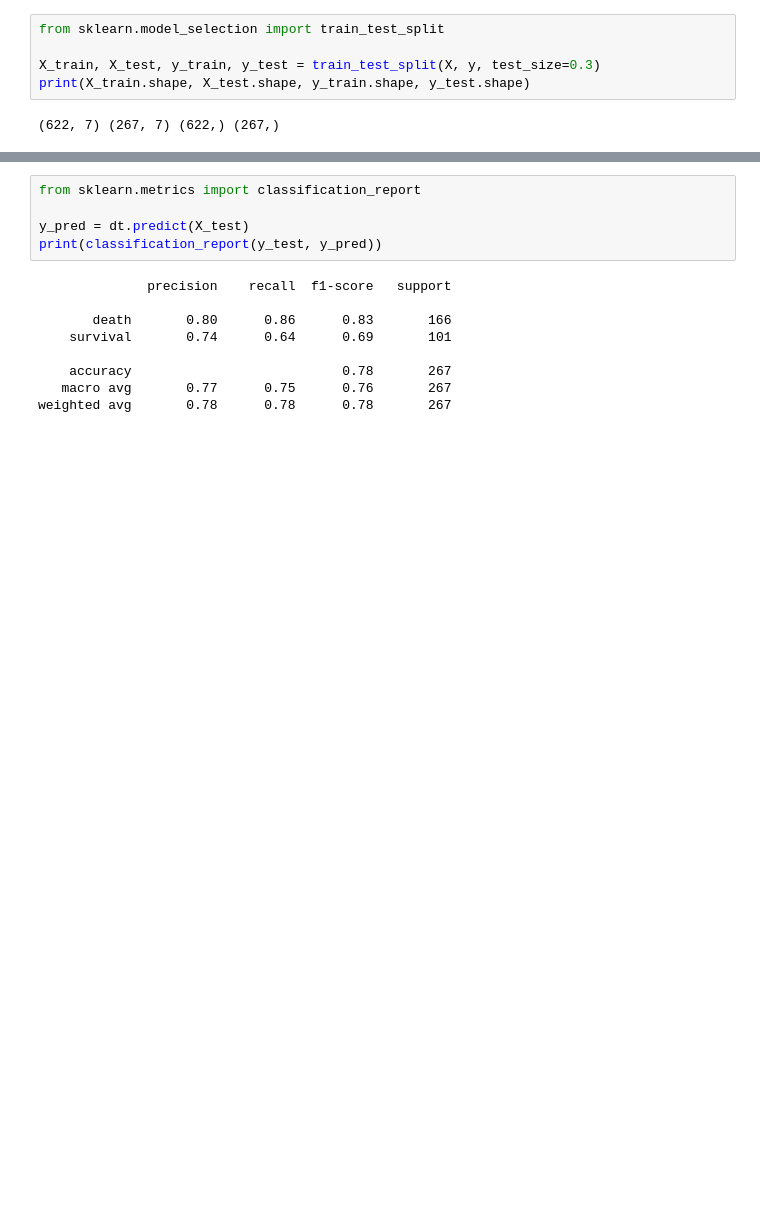
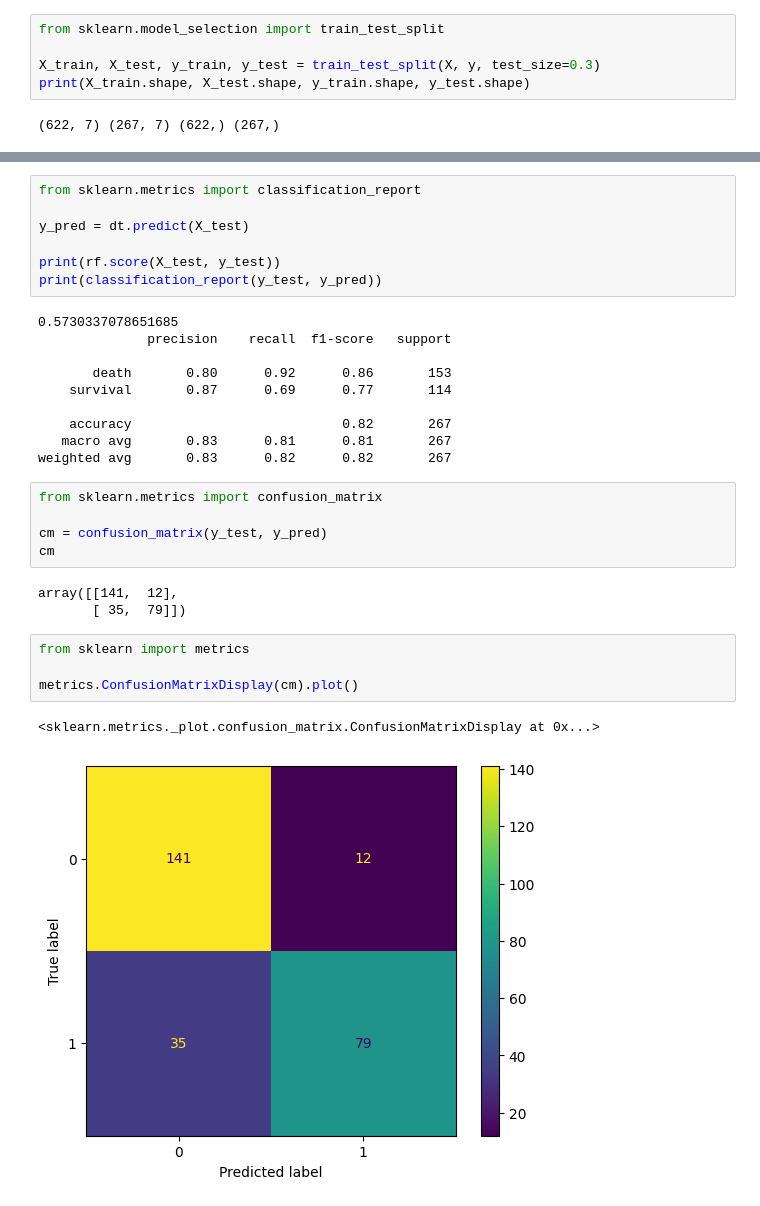
Before and after one commit to JangWoojun/Machine-Learning, a Jupyter notebook: 타이타닉_분류.ipynb, the cells around one changed output, grey strips where cells are left out. Cells and saved outputs as stored; diff of their text form; blank space fills up the shorter version.

```diff
--- a/타이타닉_분류.ipynb
+++ b/타이타닉_분류.ipynb
@@ -205,13 +289,31 @@ plt.show()
 from sklearn.metrics import classification_report
 
 y_pred = dt.predict(X_test)
+
+print(rf.score(X_test, y_test))
 print(classification_report(y_test, y_pred))
 # %% [output]
+0.5730337078651685
               precision    recall  f1-score   support
 
-       death       0.80      0.86      0.83       166
-    survival       0.74      0.64      0.69       101
+       death       0.80      0.92      0.86       153
+    survival       0.87      0.69      0.77       114
 
-    accuracy                           0.78       267
-   macro avg       0.77      0.75      0.76       267
-weighted avg       0.78      0.78      0.78       267
+    accuracy                           0.82       267
+   macro avg       0.83      0.81      0.81       267
+weighted avg       0.83      0.82      0.82       267
+# %%
+from sklearn.metrics import confusion_matrix
+
+cm = confusion_matrix(y_test, y_pred)
+cm
+# %% [output]
+array([[141,  12],
+       [ 35,  79]])
+# %%
+from sklearn import metrics
+
+metrics.ConfusionMatrixDisplay(cm).plot()
+# %% [output]
+<sklearn.metrics._plot.confusion_matrix.ConfusionMatrixDisplay at 0x...>
+[figure, added]
```
Also changed, not shown: parts of 11 cells of this notebook.
